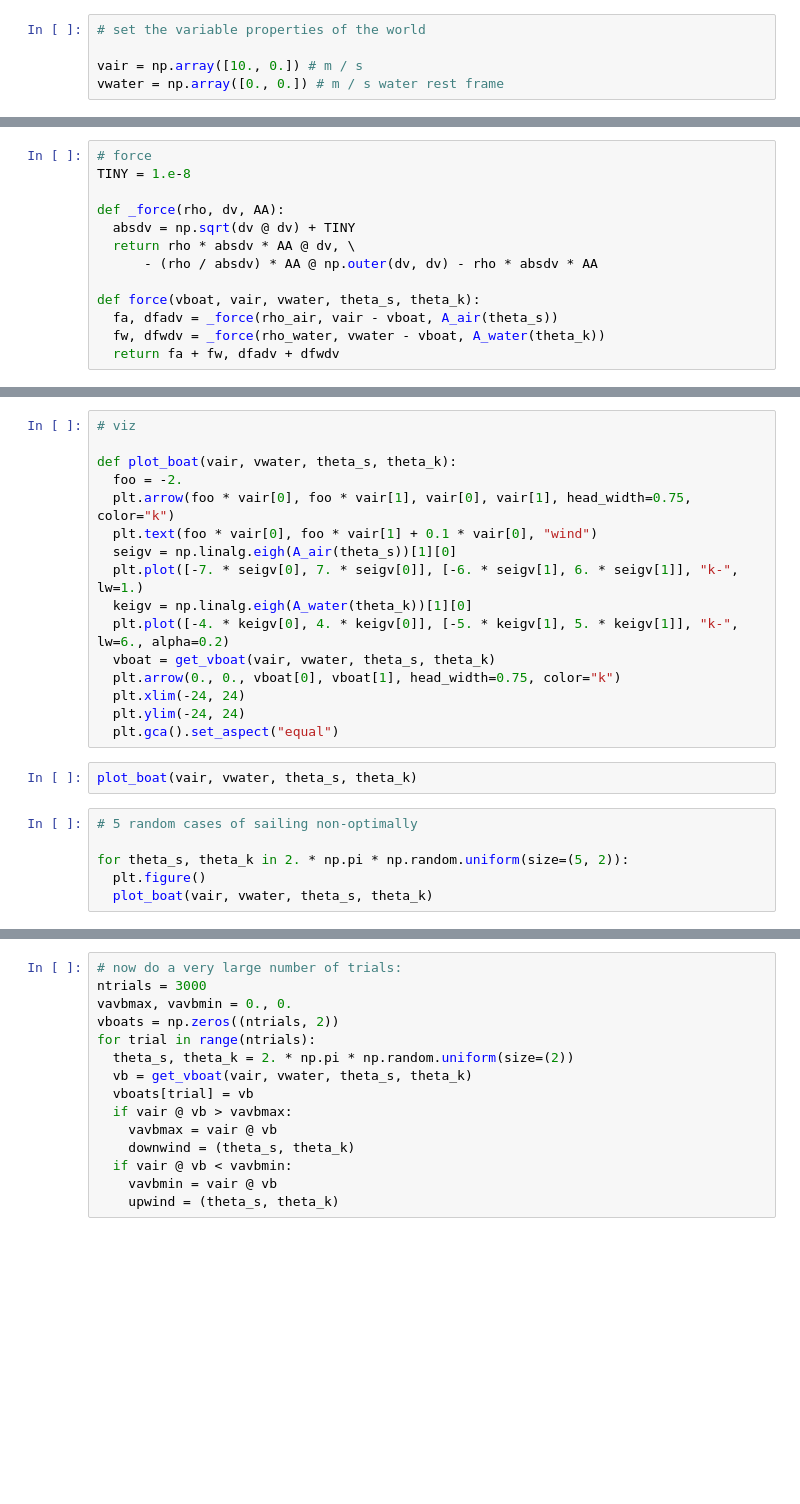
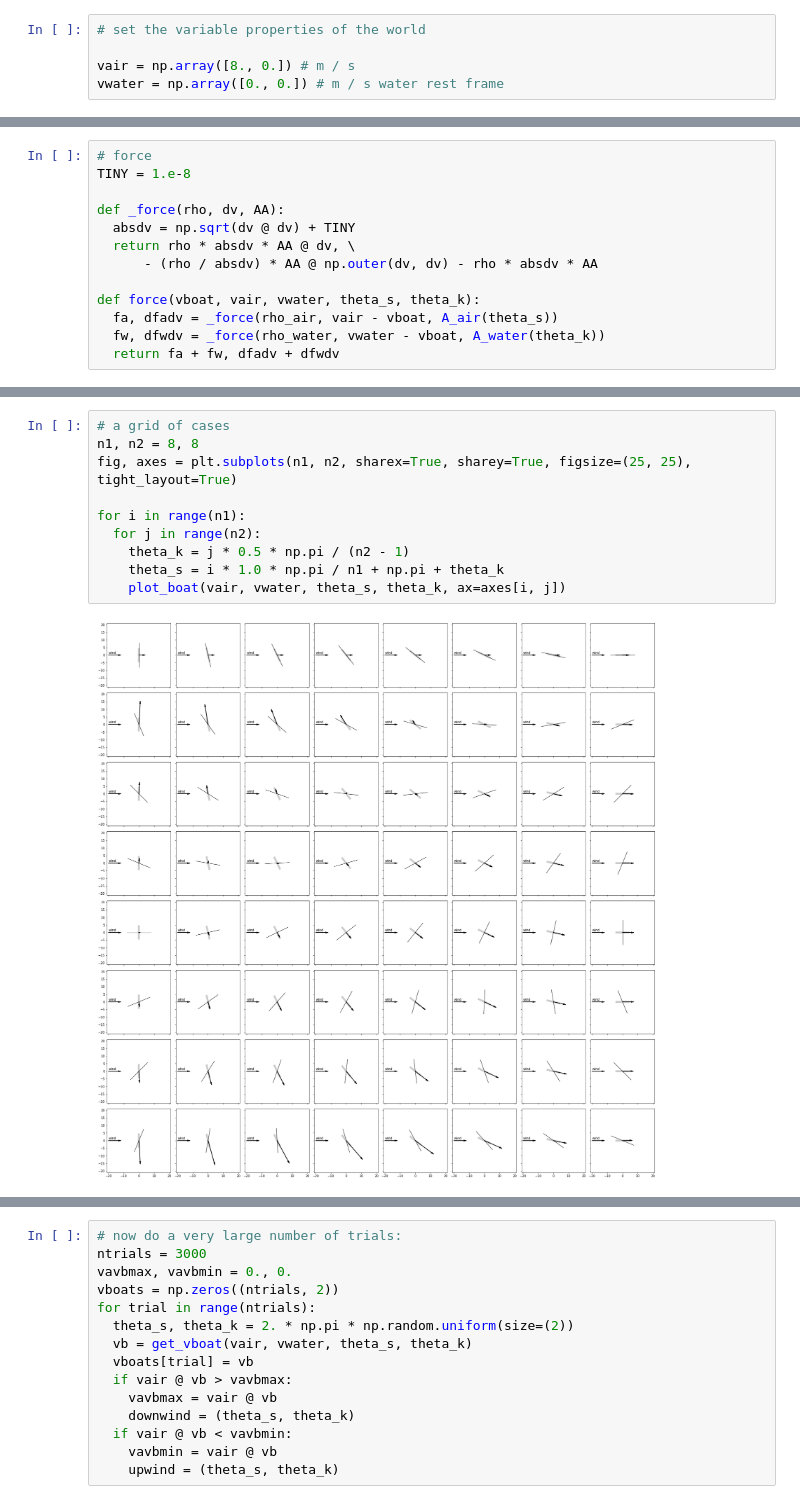
Before and after one commit to davidwhogg/Sailing, a Jupyter notebook: ipynb/sailing.ipynb, the cells around one changed output, grey strips where cells are left out. Drawn from its saved outputs; the diff is of its cells as text; blank space fills up the shorter version.

```diff
--- a/ipynb/sailing.ipynb
+++ b/ipynb/sailing.ipynb
@@ -29,7 +28,7 @@ A_par_s = 0.01 * A_perp_s # very optimistic
 # %%
 # set the variable properties of the world
 
-vair = np.array([10., 0.]) # m / s
+vair = np.array([8., 0.]) # m / s
 vwater = np.array([0., 0.]) # m / s water rest frame
 # %%
 # define functions to make tensors
@@ -105,26 +122,14 @@ print(theta_k, theta_s, vboat)
-# %%
-# viz
-
-def plot_boat(vair, vwater, theta_s, theta_k):
-  foo = -2.
-  plt.arrow(foo * vair[0], foo * vair[1], vair[0], vair[1], head_width=0.75, color="k")
-  plt.text(foo * vair[0], foo * vair[1] + 0.1 * vair[0], "wind")
-  seigv = np.linalg.eigh(A_air(theta_s))[1][0]
-  plt.plot([-7. * seigv[0], 7. * seigv[0]], [-6. * seigv[1], 6. * seigv[1]], "k-", lw=1.)
-  keigv = np.linalg.eigh(A_water(theta_k))[1][0]
-  plt.plot([-4. * keigv[0], 4. * keigv[0]], [-5. * keigv[1], 5. * keigv[1]], "k-", lw=6., alpha=0.2)
-  vboat = get_vboat(vair, vwater, theta_s, theta_k)
-  plt.arrow(0., 0., vboat[0], vboat[1], head_width=0.75, color="k")
-  plt.xlim(-24, 24)
-  plt.ylim(-24, 24)
-  plt.gca().set_aspect("equal")
-# %%
-plot_boat(vair, vwater, theta_s, theta_k)
-# %%
-# 5 random cases of sailing non-optimally
-
-for theta_s, theta_k in 2. * np.pi * np.random.uniform(size=(5, 2)):
-  plt.figure()
-  plot_boat(vair, vwater, theta_s, theta_k)
+# %%
+# a grid of cases
+n1, n2 = 8, 8
+fig, axes = plt.subplots(n1, n2, sharex=True, sharey=True, figsize=(25, 25), tight_layout=True)
+
+for i in range(n1):
+  for j in range(n2):
+    theta_k = j * 0.5 * np.pi / (n2 - 1)
+    theta_s = i * 1.0 * np.pi / n1 + np.pi + theta_k
+    plot_boat(vair, vwater, theta_s, theta_k, ax=axes[i, j])
+# %% [output]
+[figure, added]
 # %%
 # a few wind-aligned cases
```
Also changed, not shown: parts of 10 cells of this notebook.
